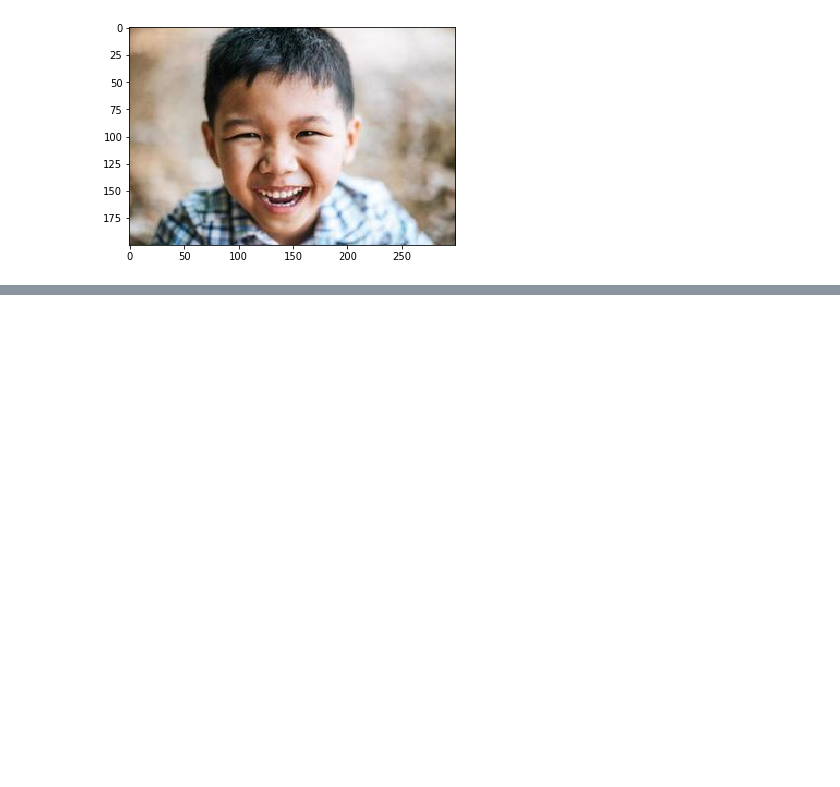
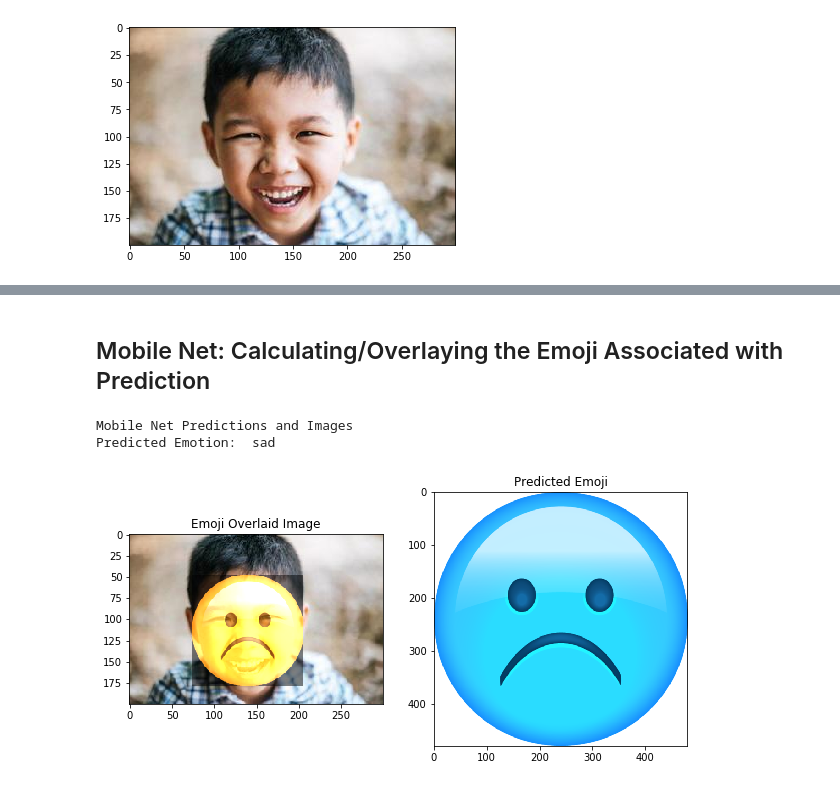
Before and after one commit to saksarip/CS4100-final-project, a Jupyter notebook: Emoji Overlay Demo.ipynb, the cells around one changed output, grey strips where cells are left out. Drawn from its saved outputs; the diff is of its cells as text; code cells hidden in the pictures; blank space fills up the shorter version.

```diff
--- a/Emoji Overlay Demo.ipynb
+++ b/Emoji Overlay Demo.ipynb
@@ -257,0 +256,5 @@ Predicted class: 5
+# %%
+mobile_net_predictions = mobile_net_model.predict(img_array)
+mobile_net_predicted_class = np.argmax(mobile_net_predictions)
+
+print("Mobile Net - Predicted class:", mobile_net_predicted_class)
@@ -295,0 +348,44 @@ plt.imshow(cv2.cvtColor(boy, cv2.COLOR_BGR2RGB))
+# %%
+# function to predict and overlay an emoji
+# based on the given image, and predictions from a model.
+def predict_and_overlay_emoji(image_path, predictions):
+    face_image = get_image(image_path)
+    colored = cv2.cvtColor(face_image,cv2.COLOR_BGR2GRAY)
+    face_cascade = cv2.CascadeClassifier(cv2.data.haarcascades + 'haarcascade_frontalface_default.xml')
+    person_face = face_cascade.detectMultiScale(colored, 1.1, 4)
+
+    predicted_emoji = emoji_overlay(int(predictions))
+    resized_emoji = cv2.resize(predicted_emoji, (100, 100))
+
+    # overlaying the predicted image over the face in the image,
+    # calculating the face location to localize and overlay directly over the face.
+    for (x, y, w, h) in person_face:
+        face = face_image[y:y+h, x:x+w]
+        emoji = predicted_emoji
+        emoji = cv2.resize(emoji, (w, h), interpolation=cv2.INTER_AREA)
+        if emoji.shape[2] == 4:
+                emoji = cv2.cvtColor(emoji, cv2.COLOR_BGRA2BGR)
+        overlay = cv2.addWeighted(face, 0.5, emoji, 0.9, 0)
+        face_image[y:y+h, x:x+w] = overlay
+
+
+    # showing the image with the overlaid emoji, corresponding to the
+    # expression given by the face as predicted by the trained model.
+    print("Predicted Emotion: ", emotions_dict[predictions])
+
+    fig, (a1, a2) = plt.subplots(1, 2, figsize=(10,5))
+
+    a1.imshow(cv2.cvtColor(face_image, cv2.COLOR_BGR2RGB))
+    a1.set_title("Emoji Overlaid Image")
+
+    a2.imshow(predicted_emoji)
+    a2.set_title("Predicted Emoji")
+# %% [markdown]
+## Mobile Net: Calculating/Overlaying the Emoji Associated with Prediction
+# %%
+print("Mobile Net Predictions and Images")
+predict_and_overlay_emoji("sample-face2.jpg", mobile_net_predicted_class)
+# %% [output]
+Mobile Net Predictions and Images
+Predicted Emotion:  sad
+[figure, added]
```
Also changed, not shown: parts of 49 cells of this notebook.
